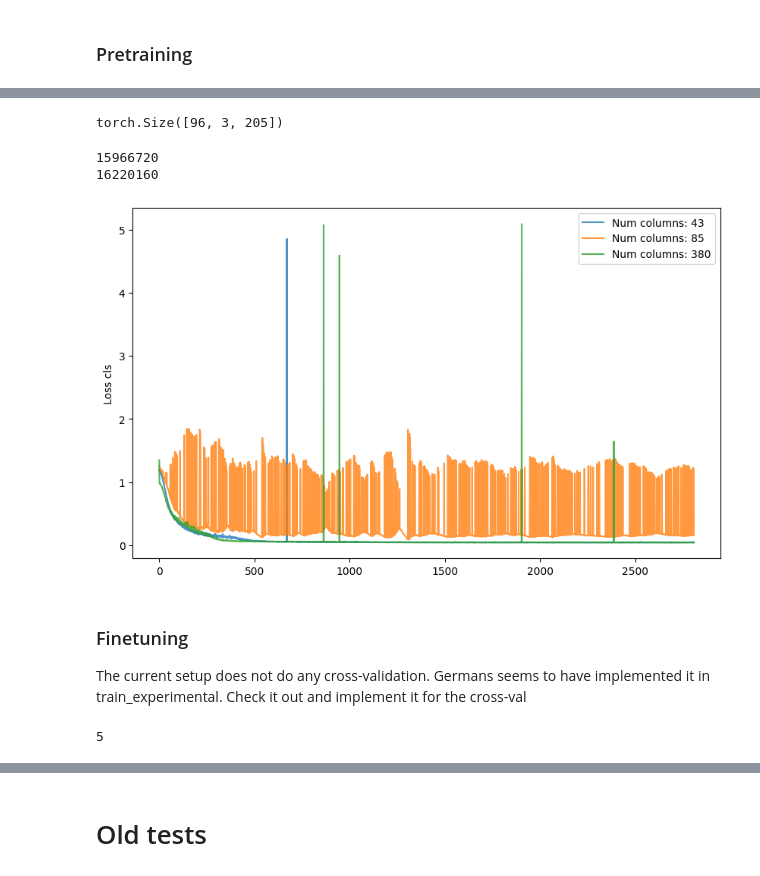
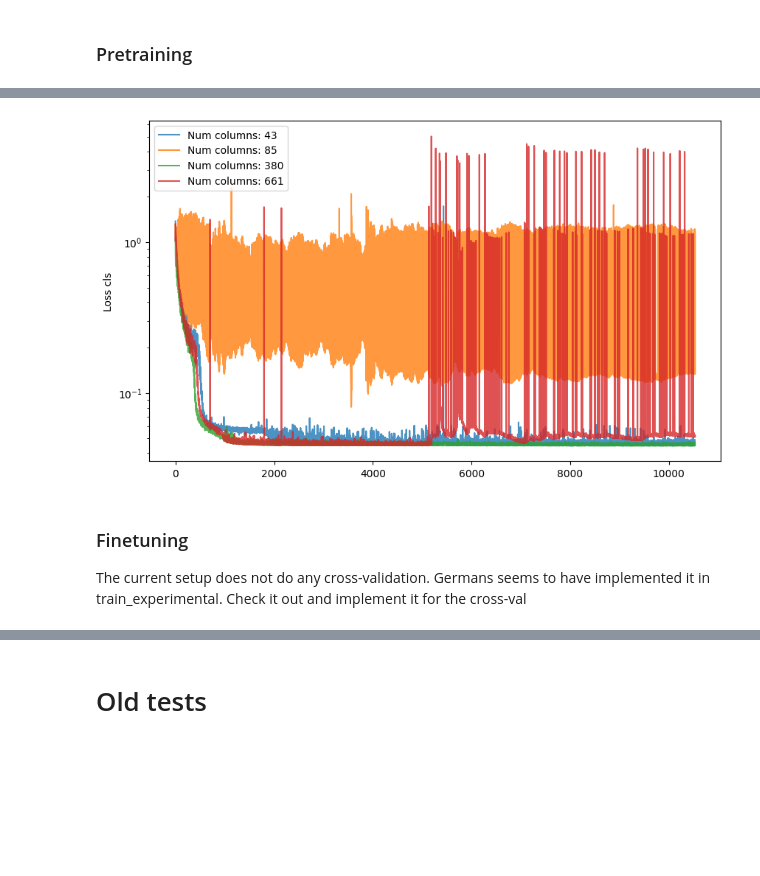
Before and after one commit to Lasse-mohr/fertility-prediction-challenge, a Jupyter notebook: model_saturation_test.ipynb, the cells around one changed output, grey strips where cells are left out. Cells and saved outputs as stored; diff of their text form; code cells hidden in the pictures; blank space fills up the shorter version.

Commit message:
Added saturation test for autoencoder-rnn model

```diff
--- a/model_saturation_test.ipynb
+++ b/model_saturation_test.ipynb
@@ -45,17 +46,23 @@ We perform 5-fold cross validation for the FT.
 ### Pretraining
 # %%
 # set parameters for the PT
-PT_BATCH_SIZE = 64
+PT_BATCH_SIZE = 128
 PT_HIDDEN_SIZE = 64
 PT_ENCODING_SIZE = 64
-PT_NUM_HEADS = 3
-PT_NUM_LAYERS = 2
+PT_NUM_HEADS = 4
+PT_NUM_LAYERS = 3
 
-PT_num_epochs = 1
+assert PT_HIDDEN_SIZE % PT_NUM_HEADS == 0, "Check that the hidden size is divisible"
+
+PT_num_epochs = 15
 PT_learning_rate = 1e-4
 
-n_questions = [50]#, 100, 500, 1000, 5000, 10000]#, 1000, 2000, 4000, 8000, 16000, 27000]
-#n_questions = [10000, 5000, 1000, 500, 50]#, 1000, 2000, 4000, 8000, 16000, 27000]
+# small number of questions
+n_questions = [50, 100, 500, 1000]
+
+# large number of questions (here I have memory issues)
+#n_questions = [5000, 10000, -1]
+
 PT_base_model_path = model_name = f"saturation_test_PT_nquestions"
 # %%
 all_train_loss = []   # for plotting
@@ -131,33 +141,23 @@ RuntimeError: shape '[64, 42, 3, 21]' is invalid for input of size 172032
-# %%
-#loss_cls(x.permute(0,2,1), targs.long())
-x.permute(0,2,1).shape
-# %% [output]
-torch.Size([96, 3, 205])
-# %%
-print(128*1980*3*21)
-print(16220160)
-# %% [output]
-15966720
-16220160
 # %%
 grouped_data = {}
 
 for i, col in enumerate(n_cols_list):
     if col not in grouped_data:
         grouped_data[col] = []
     grouped_data[col].append(all_train_loss[i])
 
 
 plt.figure(figsize=(10, 6))
 
 for i, (col, loss_values) in enumerate(grouped_data.items()):
     plt.plot(loss_values, label=f'Num columns: {col}', color = 'C' + str(i), alpha = 0.8)
 
 plt.ylabel('Loss cls')
+plt.yscale('log')
 plt.legend()
 plt.show()
 # %% [output]
-[figure, old version]
+[figure, new version]
 # %% [markdown]
 ### Finetuning
 
@@ -165,23 +165,22 @@ plt.show()
 The current setup does not do any cross-validation. Germans seems to have implemented it in train_experimental. Check it out and implement it for the cross-val
 # %%
 from sklearn.model_selection import StratifiedKFold
+from sklearn.metrics import accuracy_score, precision_score, recall_score, f1_score
 from model.dataset import FinetuningDataset
 
+# load arguments for the fine-runing
 FT_BATCH_SIZE = 16
 FT_ENCODING_SIZE = 64
 FT_HIDDEN_SIZE = 64
 FT_NUM_LAYERS = 2
 FT_LEARNING_RATE= 5e-3
-FT_NUM_EPOCHS = 3
+FT_NUM_EPOCHS = 10
 k_folds = 5
+FT_base_model_path = model_name = f"saturation_test_FT_nquestions"
 
+# restrict target df to ones where we have target
 targets = pd.read_csv('data/training_data/PreFer_train_outcome.csv')
 targets = targets[targets.new_child.notna()].reset_index(drop=True)
-skf = StratifiedKFold(n_splits=k_folds)
-
-skf.get_n_splits(y=targets['nomem_encr'])
-# %% [output]
-5
 # %%
 import re
 import os
```
Also changed, not shown: parts of 13 cells of this notebook.
